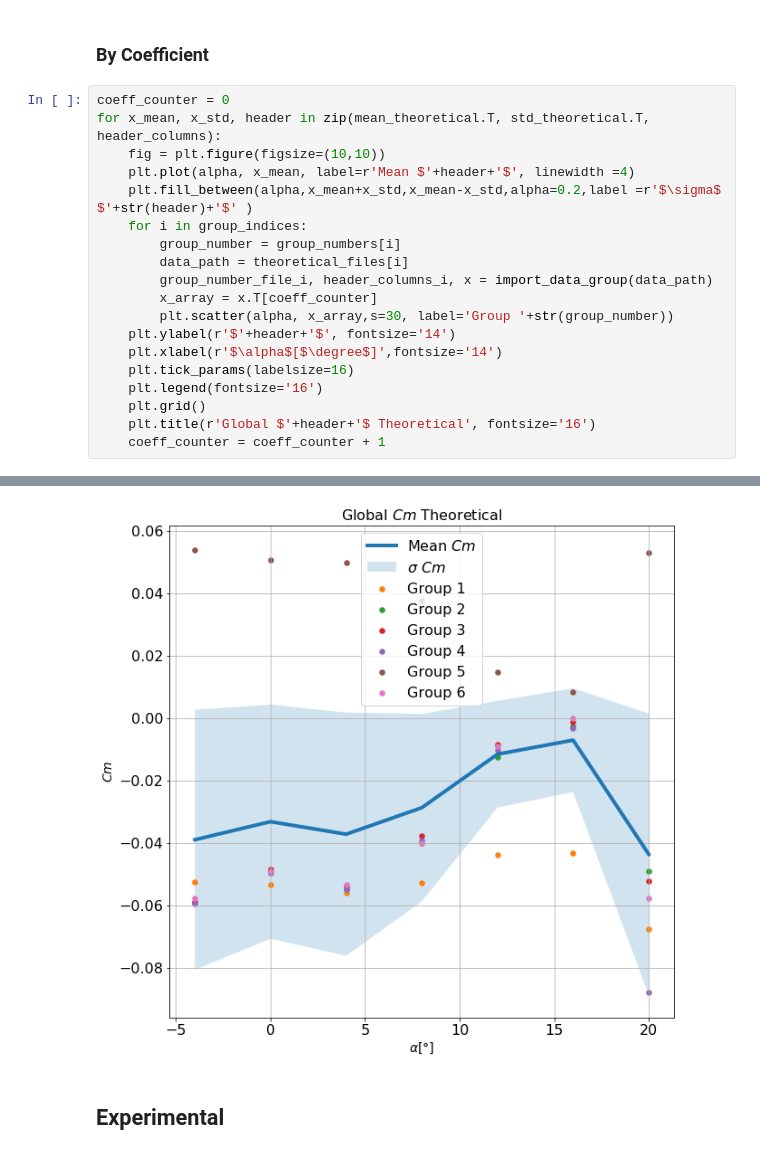
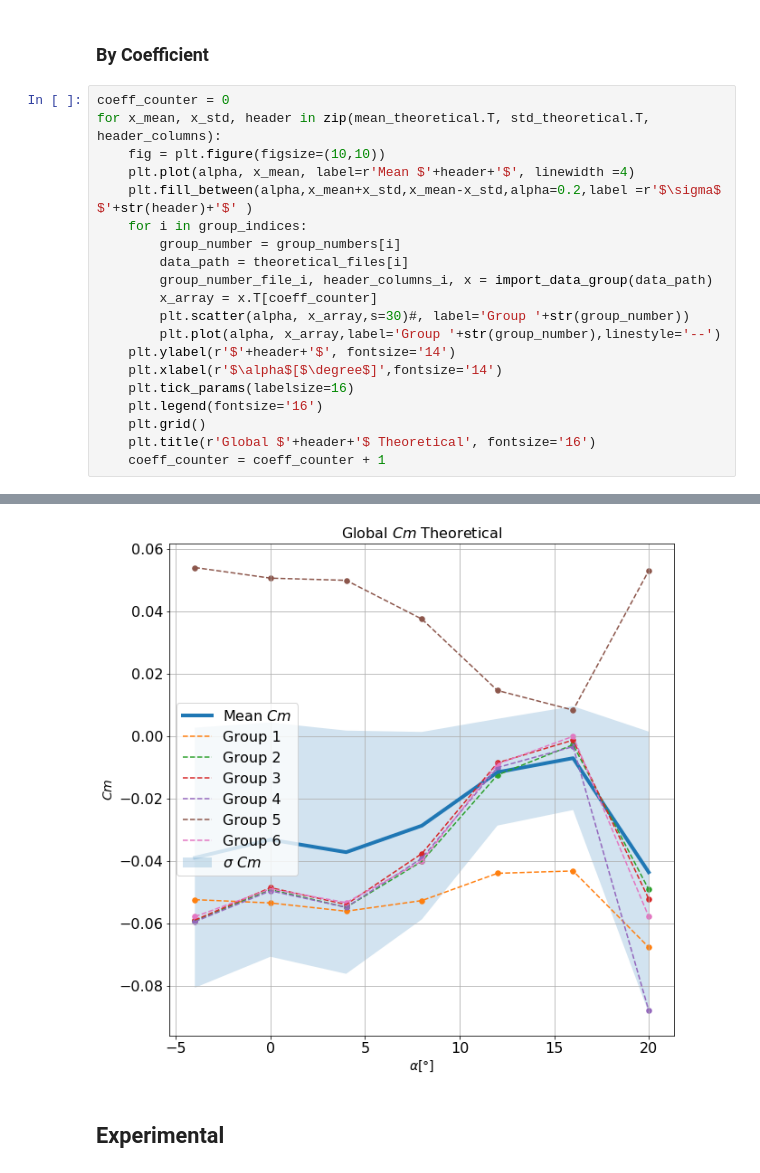
Before and after one commit to sercharpak/NFS_P2, a Jupyter notebook: NFS-P2-Comparison.ipynb, the cells around one changed output, grey strips where cells are left out. Saved outputs shown, nothing was run; the diff lists cells and outputs as text.

```diff
--- a/NFS-P2-Comparison.ipynb
+++ b/NFS-P2-Comparison.ipynb
@@ -190,7 +190,8 @@ for x_mean, x_std, header in zip(mean_theoretical.T, std_theoretical.T, header_c
         data_path = theoretical_files[i]
         group_number_file_i, header_columns_i, x = import_data_group(data_path)
         x_array = x.T[coeff_counter]
-        plt.scatter(alpha, x_array,s=30, label='Group '+str(group_number))
+        plt.scatter(alpha, x_array,s=30)#, label='Group '+str(group_number))
+        plt.plot(alpha, x_array,label='Group '+str(group_number),linestyle='--')
     plt.ylabel(r'$'+header+'$', fontsize='14')
     plt.xlabel(r'$\alpha$[$\degree$]',fontsize='14')
     plt.tick_params(labelsize=16)
@@ -204,4 +205,4 @@ for x_mean, x_std, header in zip(mean_theoretical.T, std_theoretical.T, header_c
-[figure, old version]
+[figure, new version]
 # %% [markdown]
 ## Experimental
 # %%
```
Also changed, not shown: parts of 6 cells of this notebook, 5 other files.
